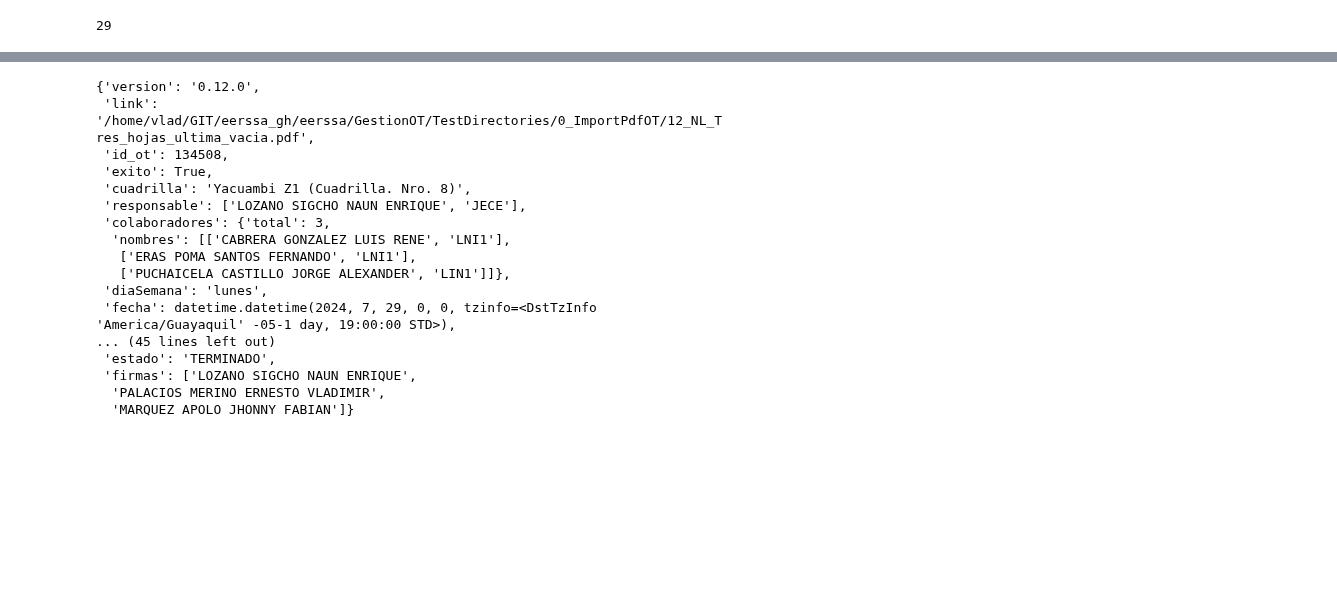
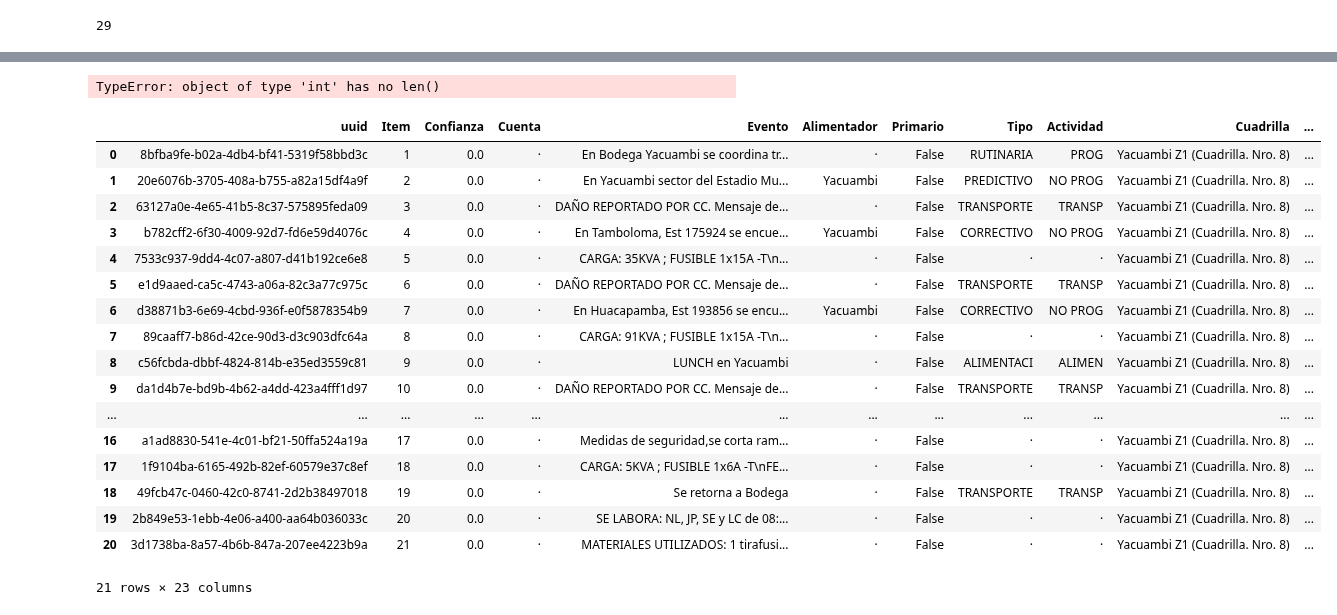
Before and after one commit to ernestopalacios/ordenes_de_trabajo, a Jupyter notebook: Test_GestionOT.ipynb, the cells around one changed output, grey strips where cells are left out. Drawn from its saved outputs; the diff is of its cells as text; code cells hidden in the pictures; blank space fills up the shorter version.

```diff
--- a/Test_GestionOT.ipynb
+++ b/Test_GestionOT.ipynb
@@ -41,6 +120,9 @@ ot_test.log
   'detail': 'Ninguno'}]
 # %% [markdown]
 ## Test dierctory
+# %%
+from dask.distributed import LocalCluster
+client = LocalCluster().get_client()
 # %%
 test_path = '/home/vlad/GIT/eerssa_gh/ordenes_de_trabajo/tests/ot_test/'
 list_pdfs = []
@@ -50,6 +132,13 @@ for path in Path( test_path ).glob("**/*.pdf"):
 len(list_pdfs)
 # %% [output]
 29
+# %%
+## ¿Como se usa DASK para creacion de objetos?
+
+ots_raw = []
+for file in list_pdfs:
+  this_ot = client.submit( gestionOT.GestionOt, file )
+  conversion = client.submit( gestionOT.GestionOt, file )
 # %%
 obj_lists = []
 obj_data  = []
@@ -78,20 +161,27 @@ obj_lists[3].log
-# %%
-obj_data[3]
-# %% [output]
-{'version': '0.12.0',
- 'link': '/home/vlad/GIT/eerssa_gh/eerssa/GestionOT/TestDirectories/0_ImportPdfOT/12_NL_Tres_hojas_ultima_vacia.pdf',
- 'id_ot': 134508,
- 'exito': True,
- 'cuadrilla': 'Yacuambi Z1 (Cuadrilla. Nro. 8)',
- 'responsable': ['LOZANO SIGCHO NAUN ENRIQUE', 'JECE'],
- 'colaboradores': {'total': 3,
-  'nombres': [['CABRERA GONZALEZ LUIS RENE', 'LNI1'],
-   ['ERAS POMA SANTOS FERNANDO', 'LNI1'],
-   ['PUCHAICELA CASTILLO JORGE ALEXANDER', 'LIN1']]},
- 'diaSemana': 'lunes',
- 'fecha': datetime.datetime(2024, 7, 29, 0, 0, tzinfo=<DstTzInfo 'America/Guayaquil' -05-1 day, 19:00:00 STD>),
-... (45 lines left out)
- 'estado': 'TERMINADO',
- 'firmas': ['LOZANO SIGCHO NAUN ENRIQUE',
-  'PALACIOS MERINO ERNESTO VLADIMIR',
-  'MARQUEZ APOLO JHONNY FABIAN']}
+# %%
+ot_as_pd = pd.DataFrame( obj_data )
+# %%
+matriz_test = matrizActividades.ConvertirOT_a_ActividadesCSV(  ot_as_pd.iloc[3] )
+# %% [output]
+TypeError: object of type 'int' has no len()
+# %%
+matriz_test
+# %% [output]
+|  | uuid | Item | Confianza | Cuenta | Evento | Alimentador | Primario | Tipo | Actividad | Cuadrilla | ... |
+| 0 | 8bfba9fe-b02a-4db4-bf41-5319f58bbd3c | 1 | 0.0 | · | En Bodega Yacuambi se coordina tr... | · | False | RUTINARIA | PROG | Yacuambi Z1 (Cuadrilla. Nro. 8) | ... |
+| 1 | 20e6076b-3705-408a-b755-a82a15df4a9f | 2 | 0.0 | · | En Yacuambi sector del Estadio Mu... | Yacuambi | False | PREDICTIVO | NO PROG | Yacuambi Z1 (Cuadrilla. Nro. 8) | ... |
+| 2 | 63127a0e-4e65-41b5-8c37-575895feda09 | 3 | 0.0 | · | DAÑO REPORTADO POR CC. Mensaje de... | · | False | TRANSPORTE | TRANSP | Yacuambi Z1 (Cuadrilla. Nro. 8) | ... |
+| 3 | b782cff2-6f30-4009-92d7-fd6e59d4076c | 4 | 0.0 | · | En Tamboloma, Est 175924 se encue... | Yacuambi | False | CORRECTIVO | NO PROG | Yacuambi Z1 (Cuadrilla. Nro. 8) | ... |
+| 4 | 7533c937-9dd4-4c07-a807-d41b192ce6e8 | 5 | 0.0 | · | CARGA: 35KVA ; FUSIBLE 1x15A -T\n... | · | False | · | · | Yacuambi Z1 (Cuadrilla. Nro. 8) | ... |
+| 5 | e1d9aaed-ca5c-4743-a06a-82c3a77c975c | 6 | 0.0 | · | DAÑO REPORTADO POR CC. Mensaje de... | · | False | TRANSPORTE | TRANSP | Yacuambi Z1 (Cuadrilla. Nro. 8) | ... |
+| 6 | d38871b3-6e69-4cbd-936f-e0f5878354b9 | 7 | 0.0 | · | En Huacapamba, Est 193856 se encu... | Yacuambi | False | CORRECTIVO | NO PROG | Yacuambi Z1 (Cuadrilla. Nro. 8) | ... |
+| 7 | 89caaff7-b86d-42ce-90d3-d3c903dfc64a | 8 | 0.0 | · | CARGA: 91KVA ; FUSIBLE 1x15A -T\n... | · | False | · | · | Yacuambi Z1 (Cuadrilla. Nro. 8) | ... |
+| 8 | c56fcbda-dbbf-4824-814b-e35ed3559c81 | 9 | 0.0 | · | LUNCH en Yacuambi | · | False | ALIMENTACI | ALIMEN | Yacuambi Z1 (Cuadrilla. Nro. 8) | ... |
+| 9 | da1d4b7e-bd9b-4b62-a4dd-423a4fff1d97 | 10 | 0.0 | · | DAÑO REPORTADO POR CC. Mensaje de... | · | False | TRANSPORTE | TRANSP | Yacuambi Z1 (Cuadrilla. Nro. 8) | ... |
+| ... | ... | ... | ... | ... | ... | ... | ... | ... | ... | ... | ... |
+| 16 | a1ad8830-541e-4c01-bf21-50ffa524a19a | 17 | 0.0 | · | Medidas de seguridad,se corta ram... | · | False | · | · | Yacuambi Z1 (Cuadrilla. Nro. 8) | ... |
+| 17 | 1f9104ba-6165-492b-82ef-60579e37c8ef | 18 | 0.0 | · | CARGA: 5KVA ; FUSIBLE 1x6A -T\nFE... | · | False | · | · | Yacuambi Z1 (Cuadrilla. Nro. 8) | ... |
+| 18 | 49fcb47c-0460-42c0-8741-2d2b38497018 | 19 | 0.0 | · | Se retorna a Bodega | · | False | TRANSPORTE | TRANSP | Yacuambi Z1 (Cuadrilla. Nro. 8) | ... |
+| 19 | 2b849e53-1ebb-4e06-a400-aa64b036033c | 20 | 0.0 | · | SE LABORA: NL, JP, SE y LC de 08:... | · | False | · | · | Yacuambi Z1 (Cuadrilla. Nro. 8) | ... |
+| 20 | 3d1738ba-8a57-4b6b-847a-207ee4223b9a | 21 | 0.0 | · | MATERIALES UTILIZADOS: 1 tirafusi... | · | False | · | · | Yacuambi Z1 (Cuadrilla. Nro. 8) | ... |
+21 rows × 23 columns
```
Also changed, not shown: parts of 12 cells of this notebook, 3 other files.
